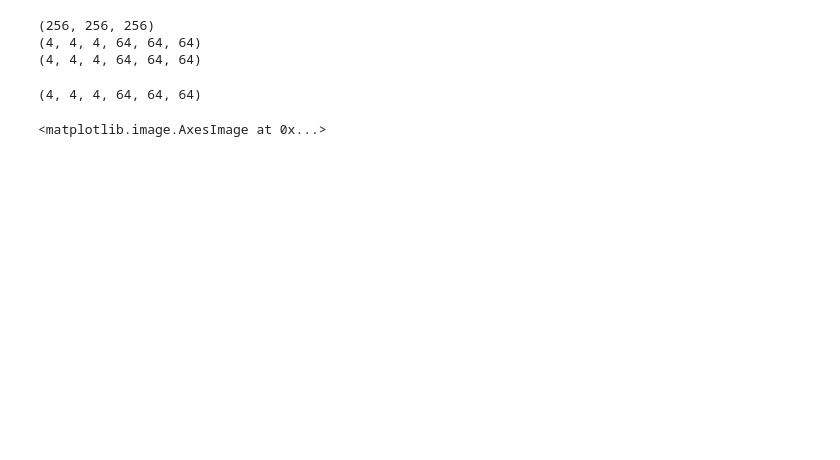
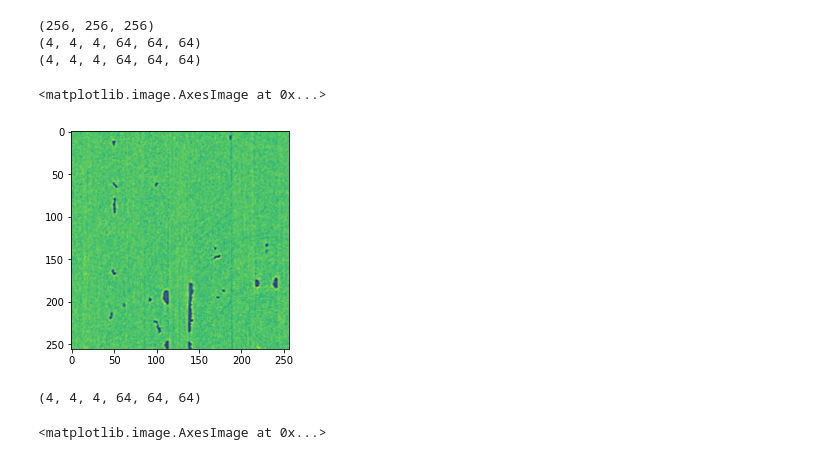
Before and after one commit to Bitasml/cs110-crapsgame, a Jupyter notebook: 3D_Segmentation_bita.ipynb, the cells around one changed output. Drawn from its saved outputs; the diff is of its cells as text; code cells hidden in the pictures; blank space fills up the shorter version.

```diff
--- a/3D_Segmentation_bita.ipynb
+++ b/3D_Segmentation_bita.ipynb
@@ -110,6 +108,11 @@ print(mask_patches.shape)
 (256, 256, 256)
 (4, 4, 4, 64, 64, 64)
 (4, 4, 4, 64, 64, 64)
+# %%
+plt.imshow(image[20])
+# %% [output]
+<matplotlib.image.AxesImage at 0x...>
+[figure, added]
 # %%
 print(img_patches.shape)
 # %% [output]
```
Also changed, not shown: parts of 26 cells of this notebook.
